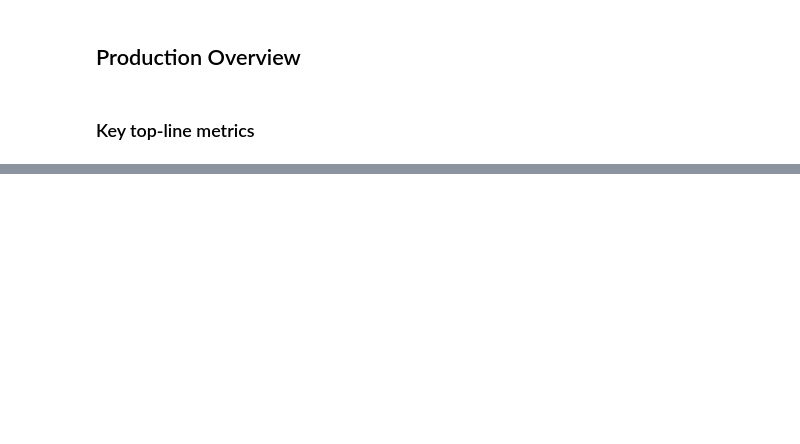
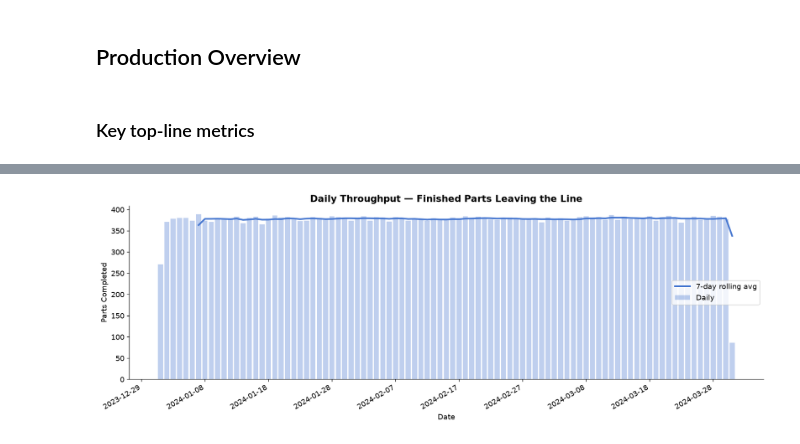
Before and after one commit to jtganem44/manufacturing-line-simulation, a Jupyter notebook: analysis/current_state_analysis_01.ipynb, the cells around one changed output, grey strips where cells are left out. Cells and saved outputs as stored; diff of their text form; code cells hidden in the pictures; blank space fills up the shorter version.

```diff
--- a/analysis/current_state_analysis_01.ipynb
+++ b/analysis/current_state_analysis_01.ipynb
@@ -172,0 +192,18 @@ parts_wip = parts_entered - (parts_completed + parts_scrapped)
+# %%
+# Daily throughput trend
+daily_completed = (prod[(prod["station"] == "S5_Packaging") & (prod["status"] == "good")].groupby("date")["part_id"].nunique().reset_index(name="completed"))
+daily_completed["date"] = pd.to_datetime(daily_completed["date"])
+daily_completed["rolling_7d"] = daily_completed["completed"].rolling(7).mean()
+
+fig, ax = plt.subplots(figsize=(14,5))
+ax.bar(daily_completed["date"], daily_completed["completed"], alpha=0.35, color=COLORS[0], label="Daily")
+ax.plot(daily_completed["date"], daily_completed["rolling_7d"], color=COLORS[0], linewidth=2.5, label="7-day rolling avg")
+ax.set_xlabel("Date")
+ax.set_ylabel("Parts Completed")
+ax.set_title("Daily Throughput — Finished Parts Leaving the Line")
+ax.legend()
+ax.xaxis.set_major_locator(mticker.MaxNLocator(12))
+fig.autofmt_xdate(rotation=30)
+savefig("01_daily_throughput")
+# %% [output]
+[figure, added]
```
Also changed, not shown: parts of 37 cells of this notebook.
